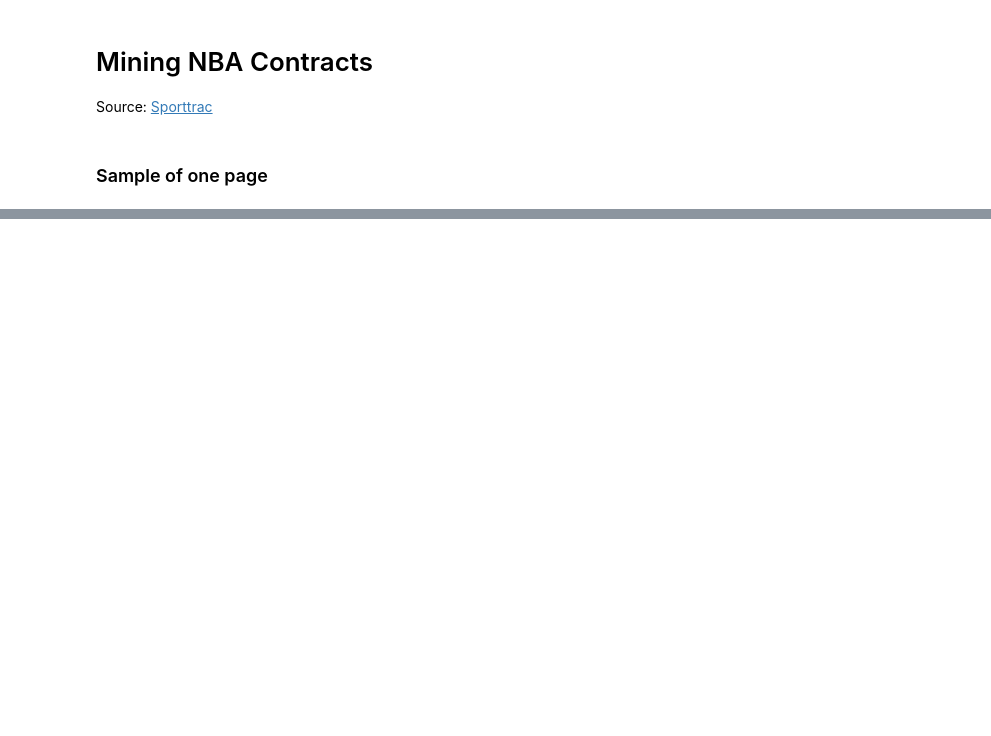
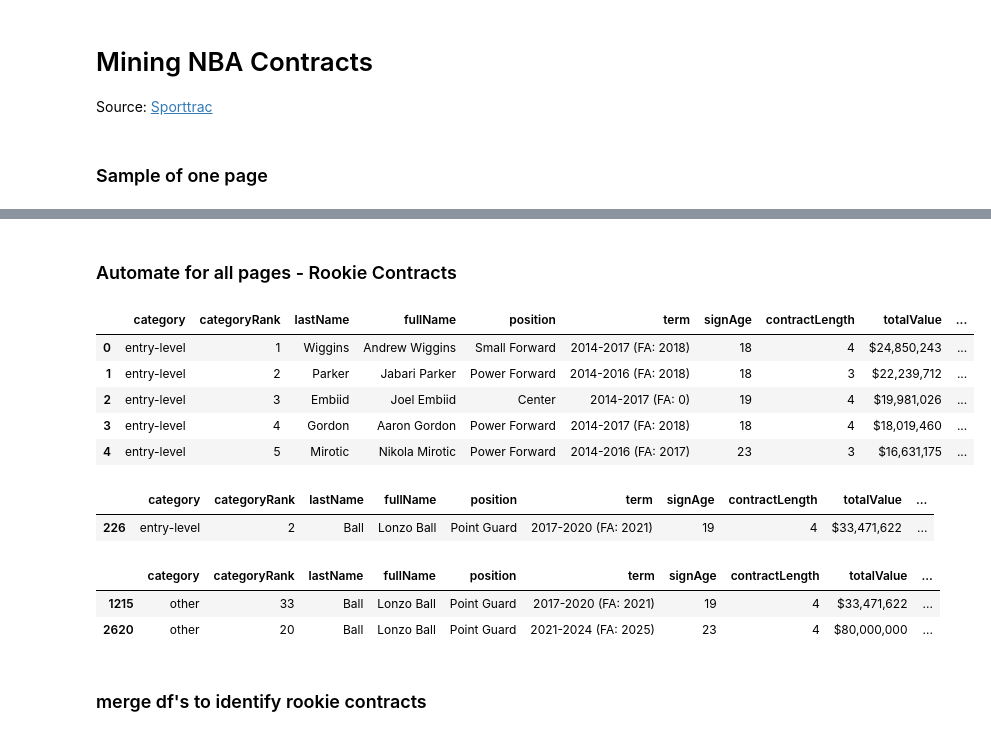
Before and after one commit to shawzy2/ST540_NBA_Contracts, a Jupyter notebook: scrape/scraper_sporttrac.ipynb, the cells around one changed output, grey strips where cells are left out. Cells and saved outputs as stored; diff of their text form; code cells hidden in the pictures; blank space fills up the shorter version.

```diff
--- a/scrape/scraper_sporttrac.ipynb
+++ b/scrape/scraper_sporttrac.ipynb
@@ -174,0 +135,50 @@ df[df['signBonus']=='$300,000']
+# %% [markdown]
+### Automate for all pages - Rookie Contracts
+# %%
+def download_html_rookie(start):
+    url = f'https://www.spotrac.com/nba/contracts/sort-value/type-entry-level/all-time/start-{start}/limit-500/'
+    page = urlopen(url)
+    html = page.read().decode("utf-8")
+    soup = BeautifulSoup(html, 'html.parser')
+    return soup
+# %%
+years = [y for y in range(2014,2022)]
+players_rookies = []
+
+for year in years:
+    try:
+        soup = download_html_rookie(year)
+        players_rookies.extend(extract_players(soup, 'entry-level'))
+        time.sleep(0.5) # don't get caught scraping (we don't want to get banned)
+    except:
+        print('failed on ' + category)
+# %%
+df_rookie = pd.DataFrame(players_rookies)
+df_rookie.columns = ['category','categoryRank', 'lastName', 'fullName', 'position', 'empty', 'term',
+                      'signAge', 'contractLength', 'totalValue', 'aav', 'signBonus']
+df_rookie = df_rookie.drop(['empty'], axis=1)
+df_rookie['position'] = df_rookie['position'].str.strip()
+df_rookie['term'] = df_rookie['term'].str.strip()
+df_rookie['signBonus'] = np.where(df_rookie['signBonus']=='0-', '$0', df_rookie['signBonus'])
+# %%
+df_rookie.head()
+# %% [output]
+|  | category | categoryRank | lastName | fullName | position | term | signAge | contractLength | totalValue | ... |
+| 0 | entry-level | 1 | Wiggins | Andrew Wiggins | Small Forward | 2014-2017 (FA: 2018) | 18 | 4 | $24,850,243 | ... |
+| 1 | entry-level | 2 | Parker | Jabari Parker | Power Forward | 2014-2016 (FA: 2018) | 18 | 3 | $22,239,712 | ... |
+| 2 | entry-level | 3 | Embiid | Joel Embiid | Center | 2014-2017 (FA: 0) | 19 | 4 | $19,981,026 | ... |
+| 3 | entry-level | 4 | Gordon | Aaron Gordon | Power Forward | 2014-2017 (FA: 2018) | 18 | 4 | $18,019,460 | ... |
+| 4 | entry-level | 5 | Mirotic | Nikola Mirotic | Power Forward | 2014-2016 (FA: 2017) | 23 | 3 | $16,631,175 | ... |
+# %%
+df_rookie[df_rookie['fullName']=='Lonzo Ball']
+# %% [output]
+|  | category | categoryRank | lastName | fullName | position | term | signAge | contractLength | totalValue | ... |
+| 226 | entry-level | 2 | Ball | Lonzo Ball | Point Guard | 2017-2020 (FA: 2021) | 19 | 4 | $33,471,622 | ... |
+# %%
+df[df['fullName']=='Lonzo Ball']
+# %% [output]
+|  | category | categoryRank | lastName | fullName | position | term | signAge | contractLength | totalValue | ... |
+| 1215 | other | 33 | Ball | Lonzo Ball | Point Guard | 2017-2020 (FA: 2021) | 19 | 4 | $33,471,622 | ... |
+| 2620 | other | 20 | Ball | Lonzo Ball | Point Guard | 2021-2024 (FA: 2025) | 23 | 4 | $80,000,000 | ... |
+# %% [markdown]
+### merge df's to identify rookie contracts
```
Also changed, not shown: parts of 16 cells of this notebook, 7 other files.
